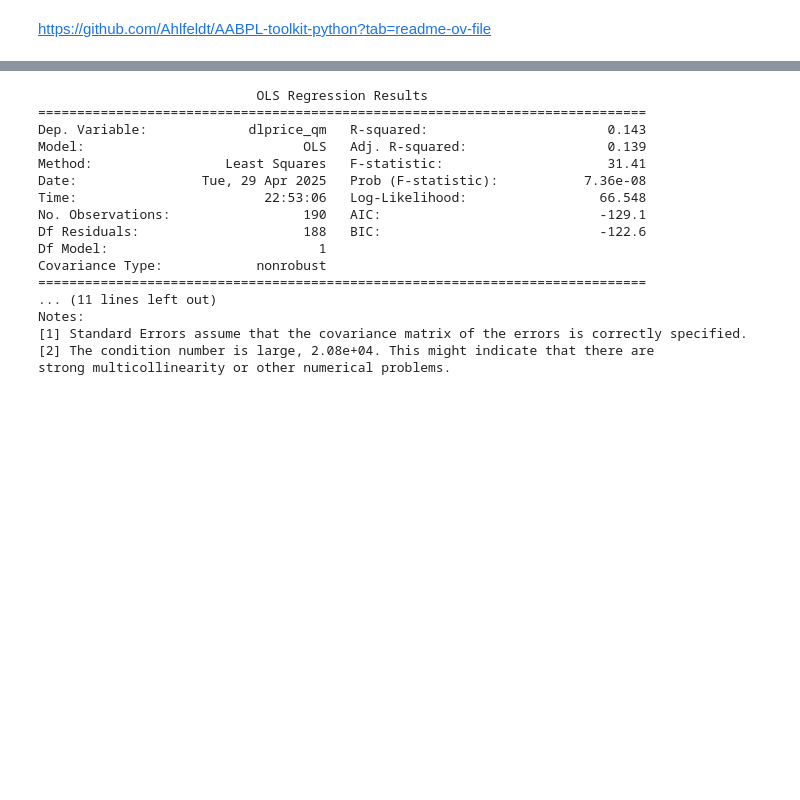
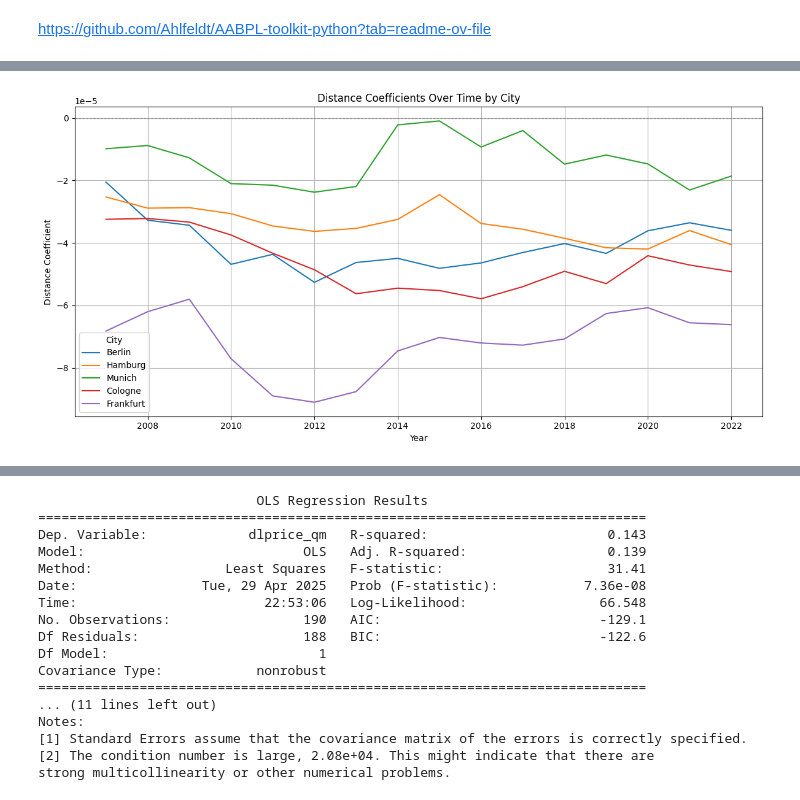
Before and after one commit to dbursy/qse_collaboration, a Jupyter notebook: notebooks/QSE_Tutorial_2_Group_2.ipynb, the cells around one changed output, grey strips where cells are left out. Drawn from its saved outputs; the diff is of its cells as text; code cells hidden in the pictures; blank space fills up the shorter version.

Commit message:
Task 3, started on more years and other cities, work in progress

```diff
--- a/notebooks/QSE_Tutorial_2_Group_2.ipynb
+++ b/notebooks/QSE_Tutorial_2_Group_2.ipynb
@@ -679,0 +707,16 @@ gdf_purchase_index.loc[gdf_purchase_index['city'] == 'berlin', 'distance'] = np.
+# %%
+# Generalize above code for all cities under investigation
+
+cities = ['berlin', 'hamburg', 'munich', 'cologne', 'frankfurt']
+
+for city in cities:
+    condition_cbd = (gdf_purchase_index['city'] == city) & (gdf_purchase_index['cbd'] == 1)
+    condition_cbd_not = (gdf_purchase_index['city'] == city)
+
+    ## Distance using R2 Norm, distance will be zero for cbd
+    gdf_purchase_index.loc[gdf_purchase_index['city'] == city , 'distance'] = np.sqrt(
+        (gdf_purchase_index.loc[condition_cbd_not, 'target_x'] - gdf_purchase_index.loc[condition_cbd, 'target_x'].values)**2 +
+        (gdf_purchase_index.loc[condition_cbd_not, 'target_y'] - gdf_purchase_index.loc[condition_cbd, 'target_y'].values)**2
+    )
+
+gdf_purchase_index.loc[gdf_purchase_index['city'] == 'berlin', 'distance'].describe()
@@ -680,3 +761,46 @@ gdf_purchase_index.loc[gdf_purchase_index['city'] == 'berlin', 'distance'] = np.
+# %%
+cities = ['berlin', 'hamburg', 'munich', 'cologne', 'frankfurt']
+years = range(2007, 2023)
+results_dict = {}
+
+# Run regressions for each year and city
+for year in years:
+    year_col = f'lprice_qm{year}'
+    results_dict[year] = {}
+    for city in cities:
+        df_city = gdf_purchase_index[gdf_purchase_index['city'] == city]
+        if year_col in df_city.columns:
+            df_city = df_city[[year_col, 'distance']].dropna()
+            Y = df_city[year_col]
+            X = sm.add_constant(df_city['distance'])
+            model = sm.OLS(Y, X)
+            results = model.fit()
+            results_dict[year][city] = results
+
+# Build DataFrame with coefficients
+coef_df = pd.DataFrame(index=years, columns=[city.title() for city in cities])
+
+for year in years:
+    for city in cities:
+        result = results_dict[year][city]
+        coef_df.at[year, city.title()] = result.params['distance']
+
+# Plotting
+plt.figure(figsize=(12, 6))
+
+for city in coef_df.columns:
+    plt.plot(coef_df.index, coef_df[city], label=city)
+
+plt.title("Distance Coefficients Over Time by City")
+plt.xlabel("Year")
+plt.ylabel("Distance Coefficient")
+plt.axhline(0, color='gray', linewidth=0.8, linestyle='--')
+plt.legend(title="City")
+plt.grid(True)
+plt.tight_layout()
+plt.show()
+# %% [output]
+[figure, added]
 # %%
 ## Log-Level Model
 import statsmodels.api as sm
```
Also changed, not shown: parts of 9 cells of this notebook.
